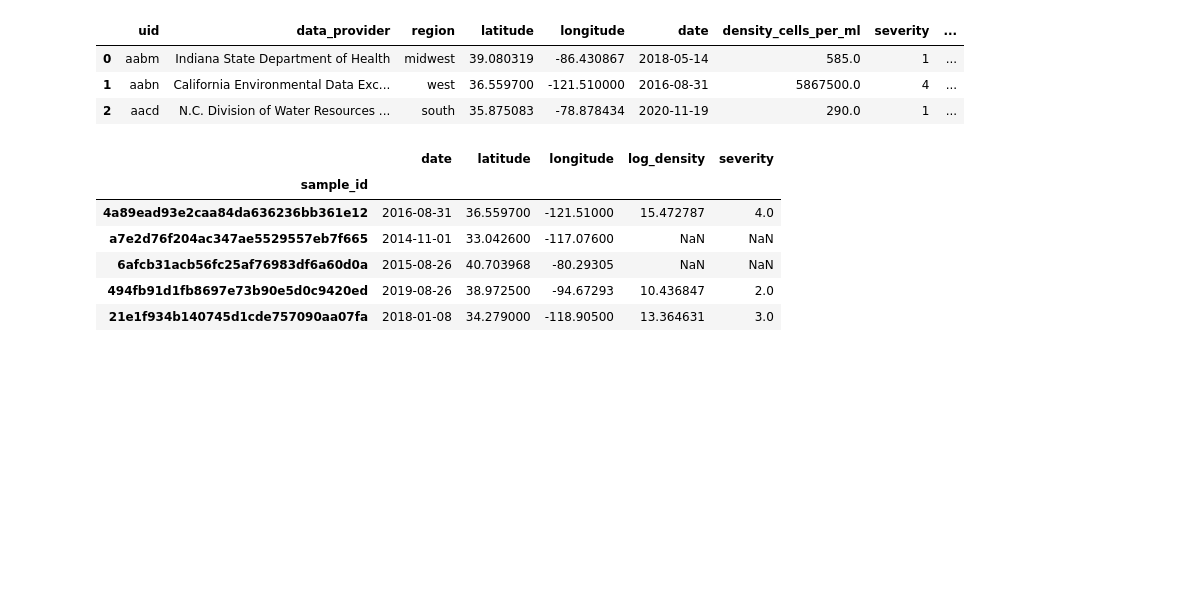
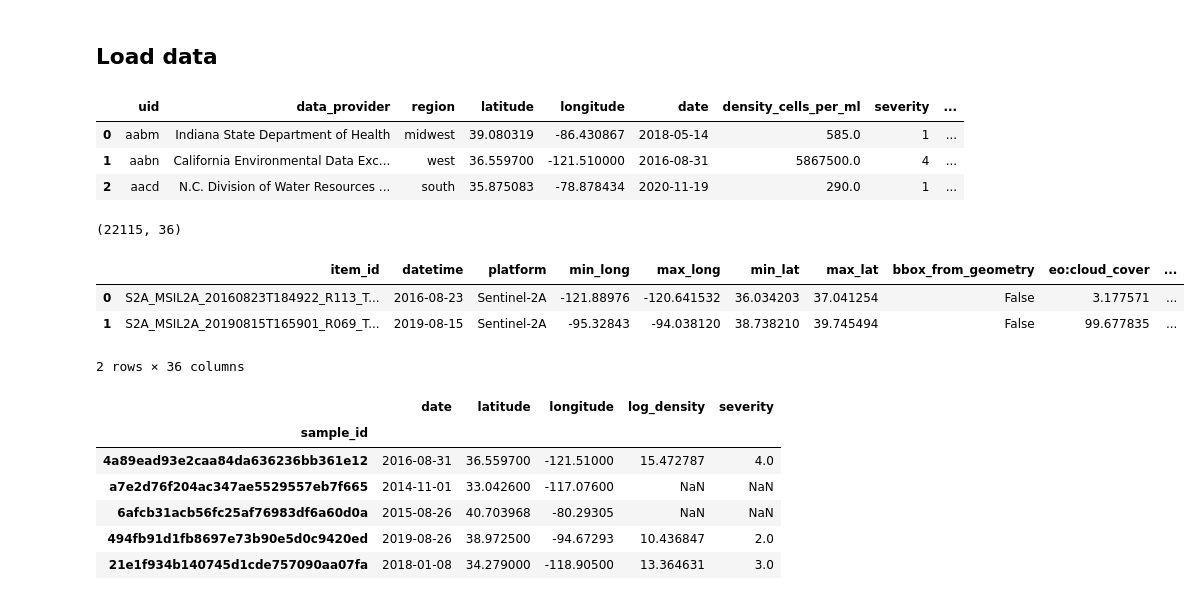
Before and after one commit to drivendataorg/cyfi, a Jupyter notebook: notebooks/0.1-klw-error-analysis.ipynb, the cells around one changed output. Cells and saved outputs as stored; diff of their text form; code cells hidden in the pictures; blank space fills up the shorter version.

```diff
--- a/notebooks/0.1-klw-error-analysis.ipynb
+++ b/notebooks/0.1-klw-error-analysis.ipynb
@@ -13,19 +20,35 @@ from cyano.data.utils import add_unique_identifier
-# %%
-# load all metadata for reference
-meta = pd.read_csv(
-    AnyPath(
-        "s3://drivendata-competition-nasa-cyanobacteria/data/final/combined_final_release.csv"
-    )
-)
-meta.head(3)
-# %% [output]
-|  | uid | data_provider | region | latitude | longitude | date | density_cells_per_ml | severity | ... |
-| 0 | aabm | Indiana State Department of Health | midwest | 39.080319 | -86.430867 | 2018-05-14 | 585.0 | 1 | ... |
-| 1 | aabn | California Environmental Data Exc... | west | 36.559700 | -121.510000 | 2016-08-31 | 5867500.0 | 4 | ... |
-| 2 | aacd | N.C. Division of Water Resources ... | south | 35.875083 | -78.878434 | 2020-11-19 | 290.0 | 1 | ... |
+# %% [markdown]
+## Load data
 # %%
 best_exp_dir = AnyPath(
     "s3://drivendata-competition-nasa-cyanobacteria/experiments/results/third_sentinel_with_folds"
 )
+cache_dir = REPO_ROOT.parent / "experiments/cache"
+# %%
+# load all metadata for reference
+meta = pd.read_csv(
+    AnyPath(
+        "s3://drivendata-competition-nasa-cyanobacteria/data/final/combined_final_release.csv"
+    )
+)
+meta.head(3)
+# %% [output]
+|  | uid | data_provider | region | latitude | longitude | date | density_cells_per_ml | severity | ... |
+| 0 | aabm | Indiana State Department of Health | midwest | 39.080319 | -86.430867 | 2018-05-14 | 585.0 | 1 | ... |
+| 1 | aabn | California Environmental Data Exc... | west | 36.559700 | -121.510000 | 2016-08-31 | 5867500.0 | 4 | ... |
+| 2 | aacd | N.C. Division of Water Resources ... | south | 35.875083 | -78.878434 | 2020-11-19 | 290.0 | 1 | ... |
+# %%
+# load our satellite metadata
+sat_meta = pd.read_csv(cache_dir / "satellite_metadata_test.csv")
+sat_meta.shape
+# %% [output]
+(22115, 36)
+# %%
+sat_meta.head(2)
+# %% [output]
+|  | item_id | datetime | platform | min_long | max_long | min_lat | max_lat | bbox_from_geometry | eo:cloud_cover | ... |
+| 0 | S2A_MSIL2A_20160823T184922_R113_T... | 2016-08-23 | Sentinel-2A | -121.88976 | -120.641532 | 36.034203 | 37.041254 | False | 3.177571 | ... |
+| 1 | S2A_MSIL2A_20190815T165901_R069_T... | 2019-08-15 | Sentinel-2A | -95.32843 | -94.038120 | 38.738210 | 39.745494 | False | 99.677835 | ... |
+2 rows × 36 columns
 # %%
 # load best predictions
```
Also changed, not shown: parts of 31 cells of this notebook, 1 other file.
